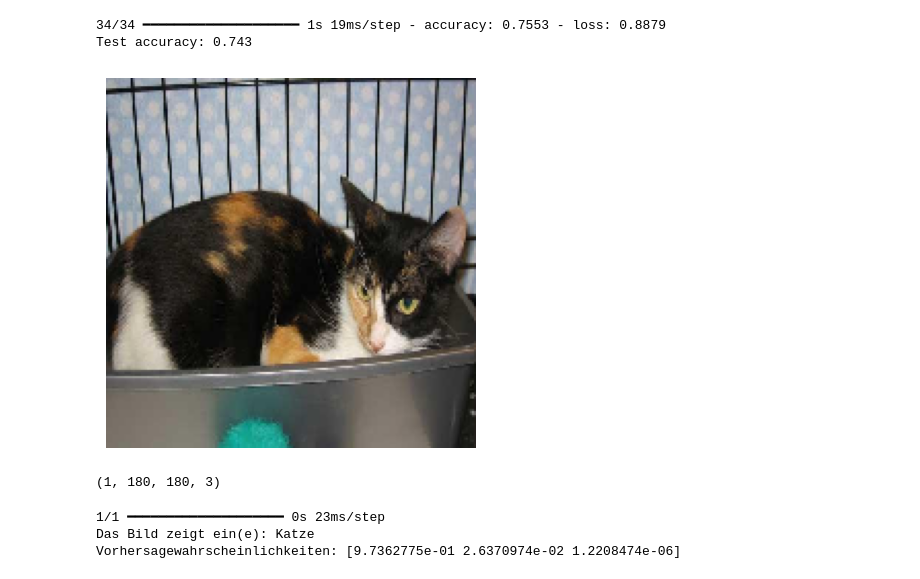
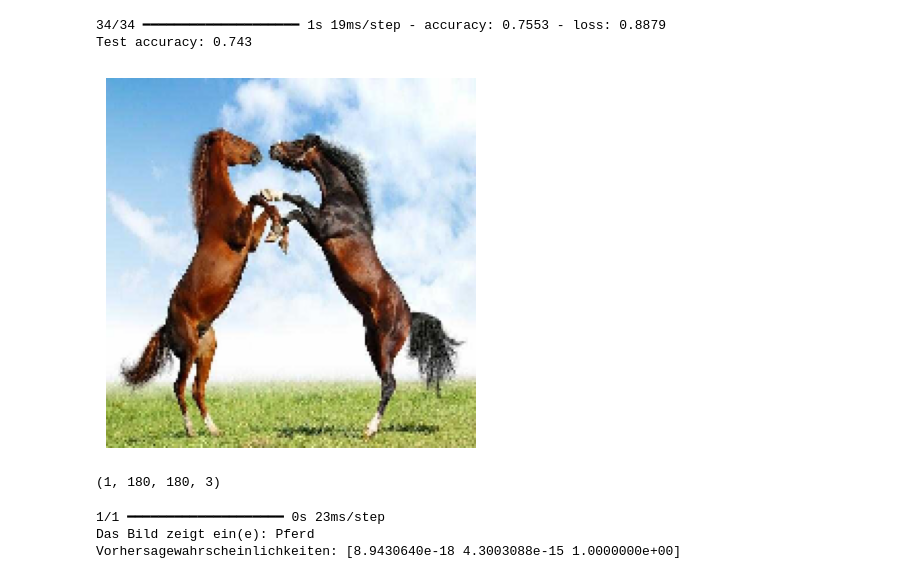
Before and after one commit to RiccardoDAndrea/SceneDetect, a Jupyter notebook: binary_image_classfication.ipynb, the cells around one changed output. Saved outputs shown, nothing was run; the diff lists cells and outputs as text; code cells hidden in the pictures.

```diff
--- a/binary_image_classfication.ipynb
+++ b/binary_image_classfication.ipynb
@@ -373,22 +413,22 @@ GPU_multiclass_model = tf.keras.models.load_model(model_path)
 # %%
 # Model nutzen
 import tensorflow as tf
 from tensorflow.keras.preprocessing import image
 import numpy as np
 import matplotlib.pyplot as plt
 
 # Bild laden
-image_path = "cats_vs_dogs_small/test/cat/1599.jpg"
+image_path = "cats_vs_dogs_vs_horses/test/horses/1602.jpg"
 
 # Bild auf die gewünschte Eingabegröße skalieren unsere Modell nimmt 180 x 180 x3
 img = image.load_img(image_path, target_size=(180, 180))
 
 # Bild anzeigen
 plt.imshow(img)
 plt.axis("off")
 plt.show()
 # %% [output]
-[figure, old version]
+[figure, new version]
 # %%
 # Das Bild in ein NumPy-Array umwandeln
 img_array = image.img_to_array(img)
@@ -414,5 +454,5 @@ print(f"Das Bild zeigt ein(e): {class_labels[predicted_class]}")
 print("Vorhersagewahrscheinlichkeiten:", prediction_GPU_multiclass_model[0])
 # %% [output]
 1/1 ━━━━━━━━━━━━━━━━━━━━ 0s 23ms/step
-Das Bild zeigt ein(e): Katze
-Vorhersagewahrscheinlichkeiten: [9.7362775e-01 2.6370974e-02 1.2208474e-06]
+Das Bild zeigt ein(e): Pferd
+Vorhersagewahrscheinlichkeiten: [8.9430640e-18 4.3003088e-15 1.0000000e+00]
```
Also changed, not shown: parts of 4 cells of this notebook, 1 other file.
